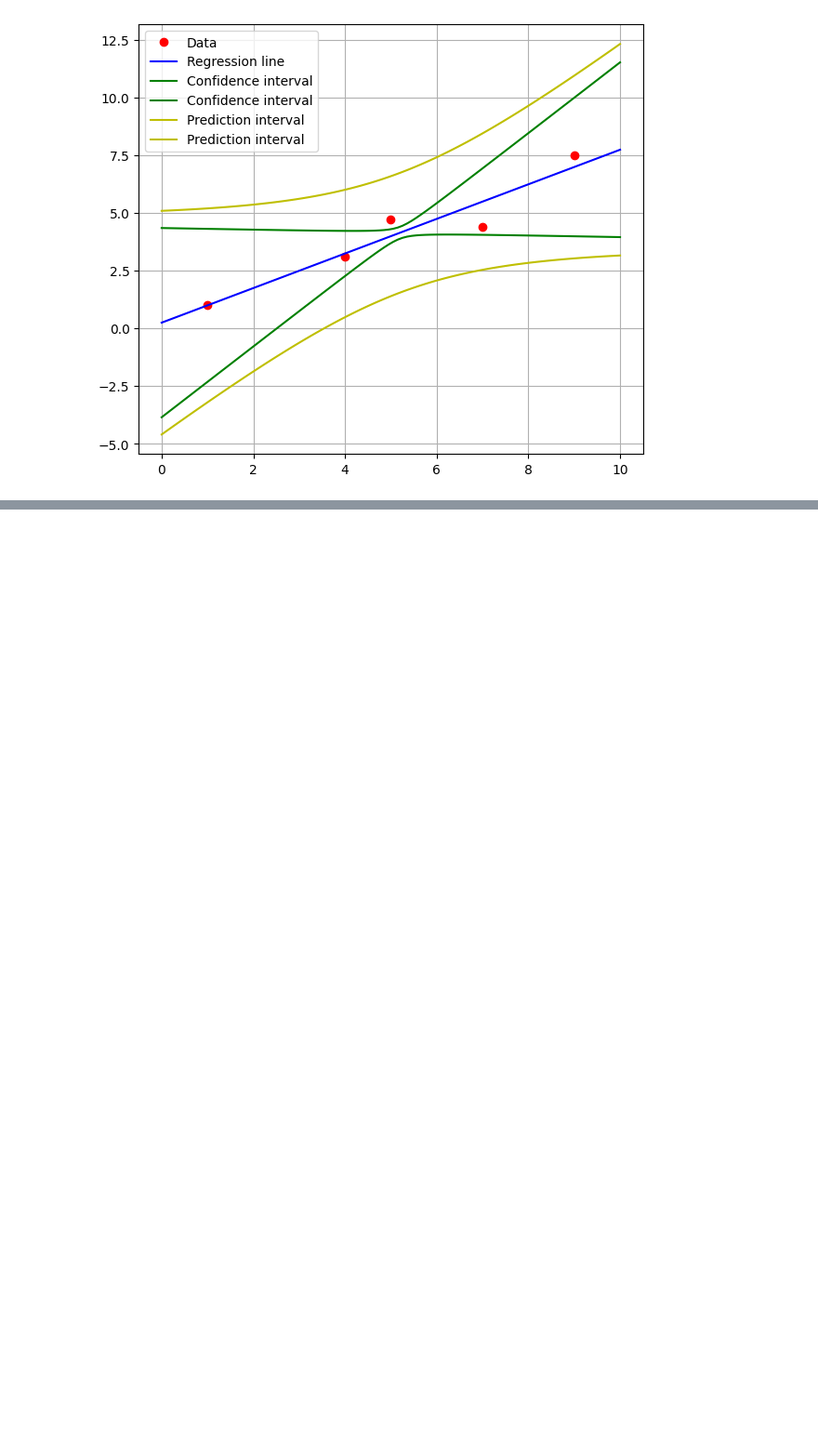
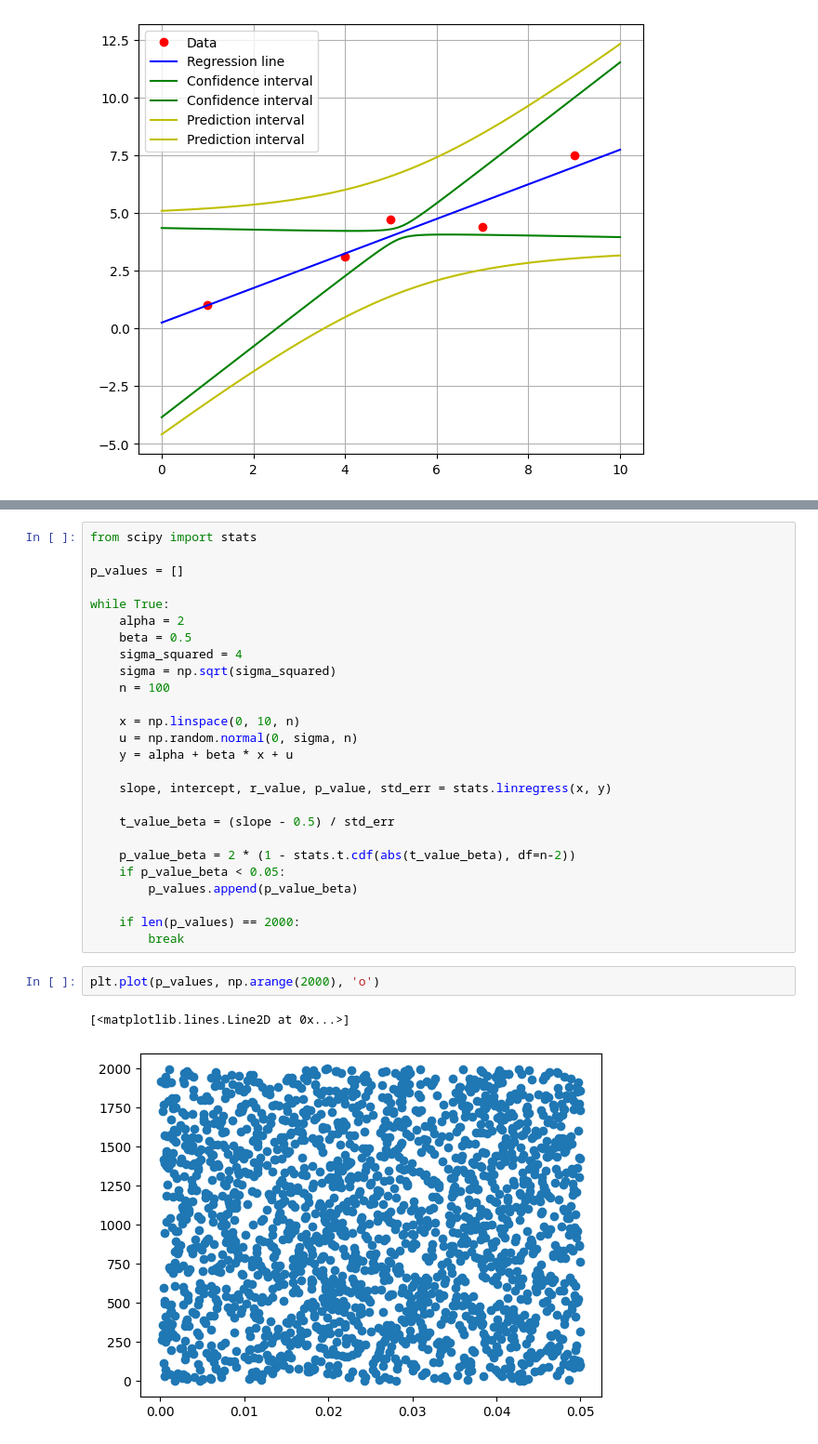
Before and after one commit to tombk556/Mehrdim.-Datenanalyse-und-stat.-Lernverfahren, a Jupyter notebook: Python/main.ipynb, the cells around one changed output, grey strips where cells are left out. Shown: that part at 93% size. Saved outputs shown, nothing was run; the diff lists cells and outputs as text; blank space fills up the shorter version.

```diff
--- a/Python/main.ipynb
+++ b/Python/main.ipynb
@@ -144,0 +207,31 @@ plt.show()
+# %%
+from scipy import stats
+
+p_values = []
+
+while True:
+    alpha = 2
+    beta = 0.5
+    sigma_squared = 4
+    sigma = np.sqrt(sigma_squared)
+    n = 100
+
+    x = np.linspace(0, 10, n)
+    u = np.random.normal(0, sigma, n)
+    y = alpha + beta * x + u
+
+    slope, intercept, r_value, p_value, std_err = stats.linregress(x, y)
+
+    t_value_beta = (slope - 0.5) / std_err
+
+    p_value_beta = 2 * (1 - stats.t.cdf(abs(t_value_beta), df=n-2))
+    if p_value_beta < 0.05:
+        p_values.append(p_value_beta)
+
+    if len(p_values) == 2000:
+        break
+# %%
+plt.plot(p_values, np.arange(2000), 'o')
+# %% [output]
+[<matplotlib.lines.Line2D at 0x...>]
+[figure, added]
```
Also changed, not shown: parts of 3 cells of this notebook, 1 other file.
